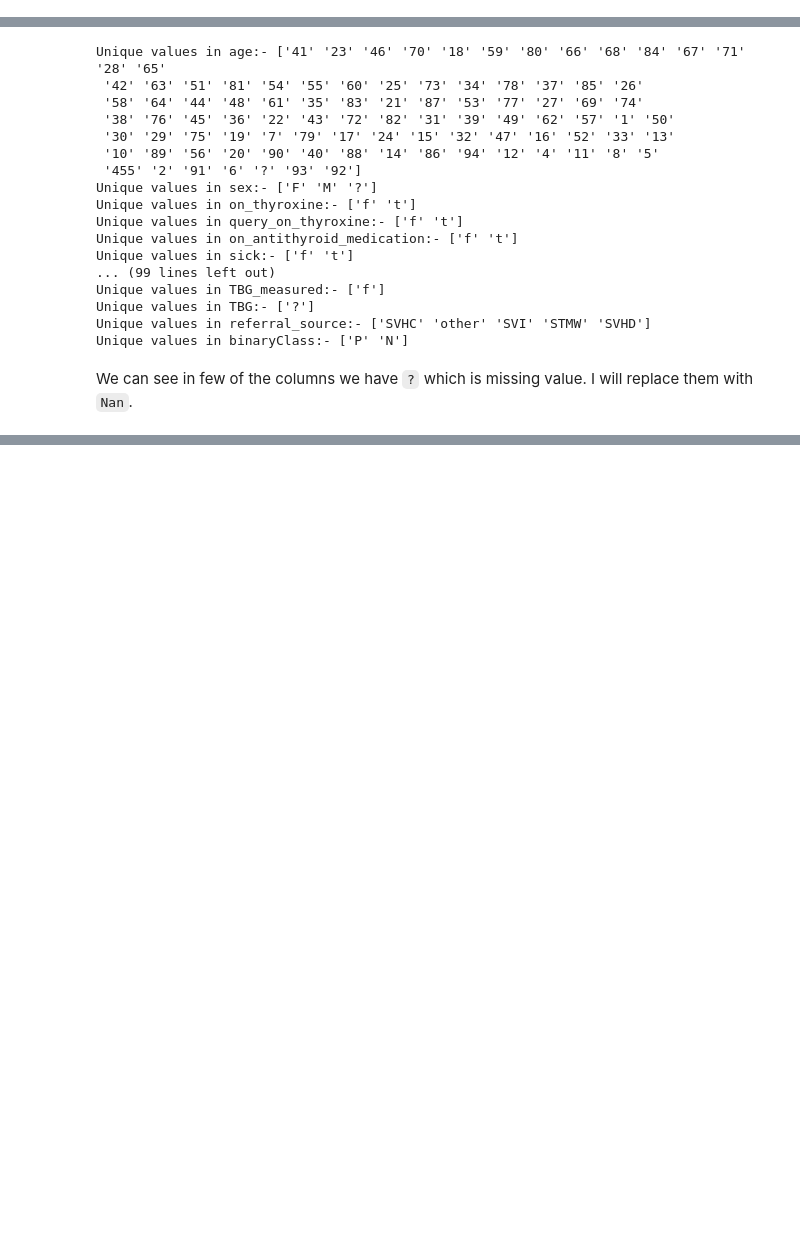
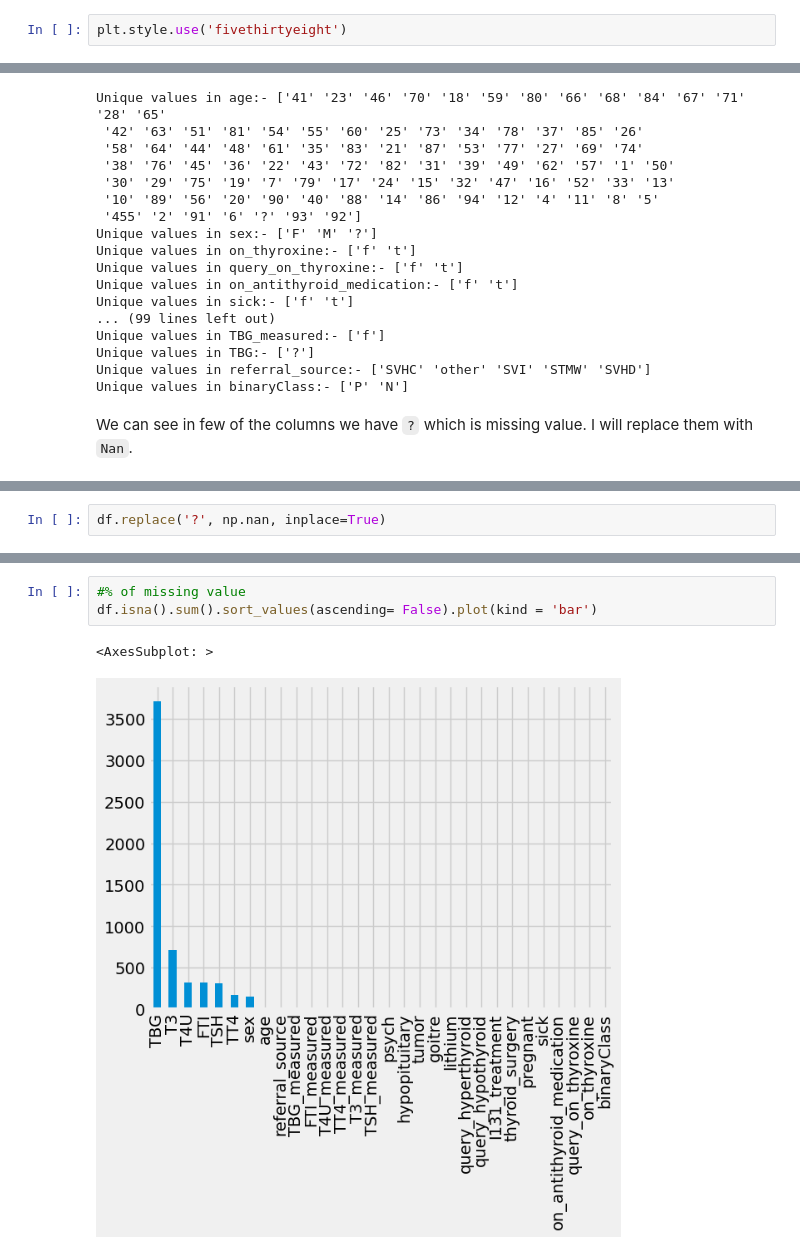
Before and after one commit to gopipandit/ThyroidData_Model, a Jupyter notebook: notebook.ipynb, the cells around one changed output, grey strips where cells are left out. Drawn from its saved outputs; the diff is of its cells as text; blank space fills up the shorter version.

```diff
--- a/notebook.ipynb
+++ b/notebook.ipynb
@@ -6,3 +9,5 @@ import seaborn as sns
+# %%
+plt.style.use('fivethirtyeight')
 # %%
 df = pd.read_csv('hypothyroid.csv')
 # %%
@@ -136,0 +156,2 @@ We can see in few of the columns we have `?` which is missing value. I will repl
+# %%
+df.replace('?', np.nan, inplace=True)
@@ -136,0 +178,6 @@ We can see in few of the columns we have `?` which is missing value. I will repl
+# %%
+#% of missing value
+df.isna().sum().sort_values(ascending= False).plot(kind = 'bar')
+# %% [output]
+<AxesSubplot: >
+[figure, added]
```
Also changed, not shown: parts of 3 cells of this notebook.
